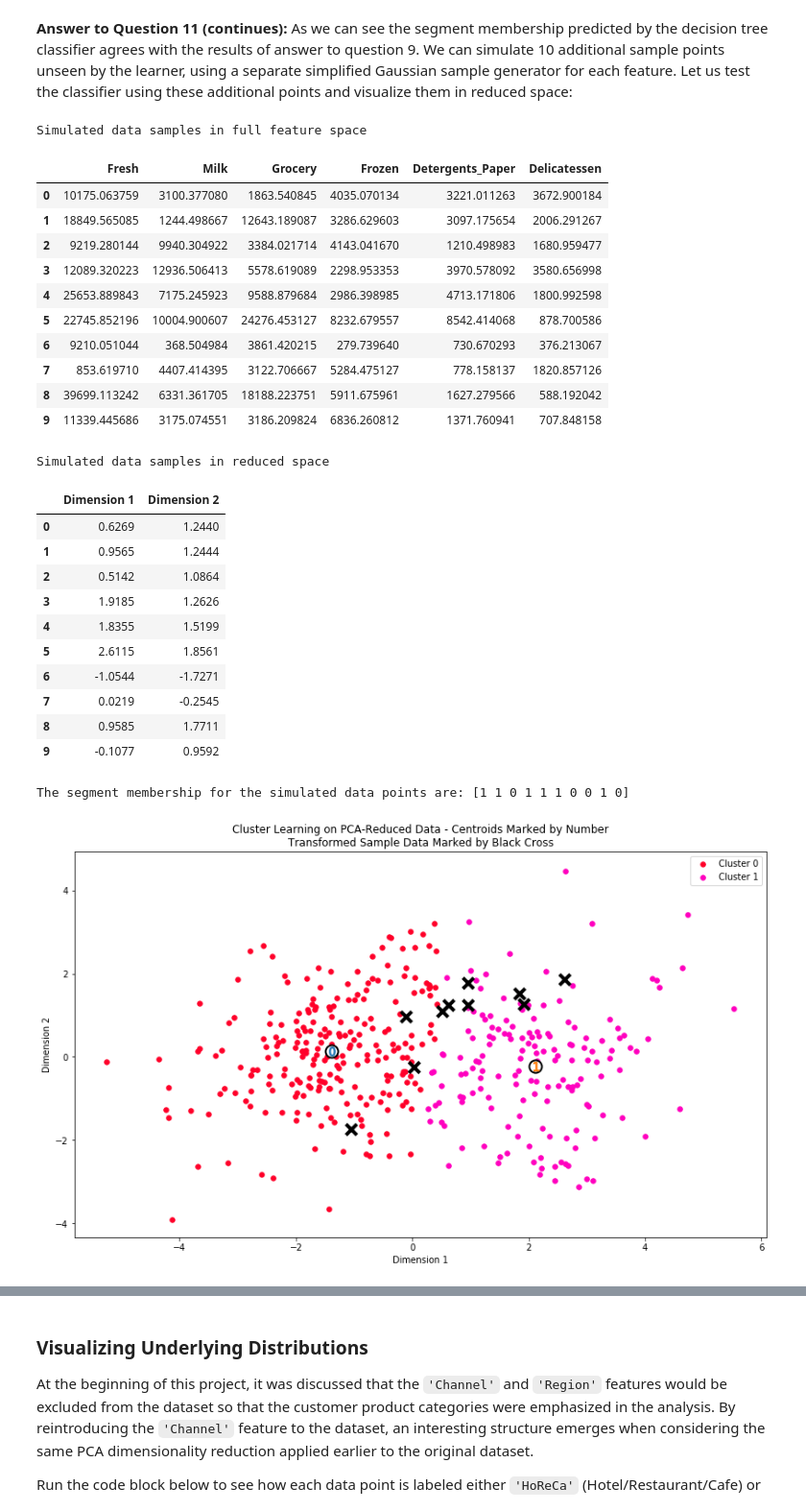
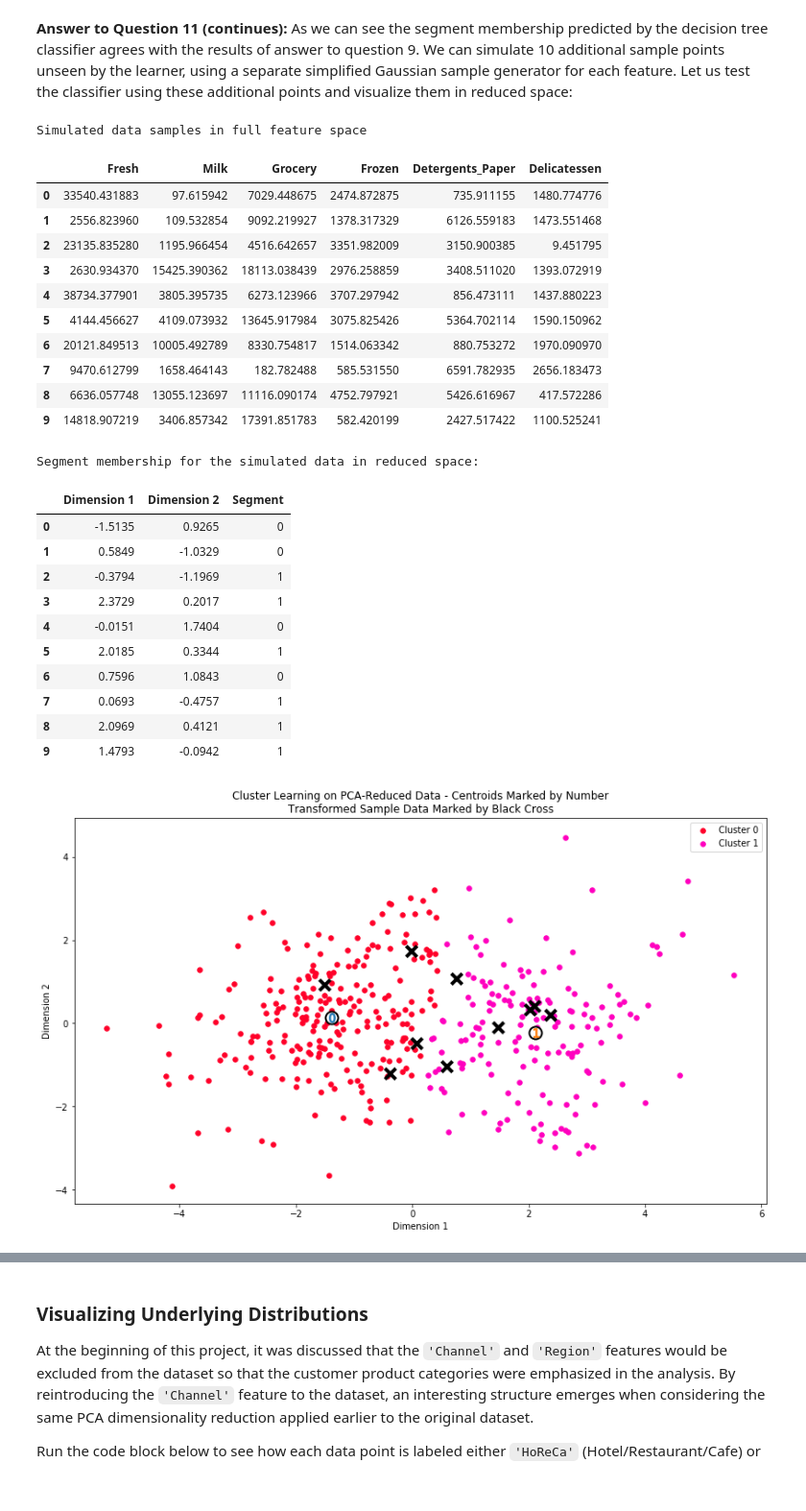
Before and after one commit to juanerolon/Customer-Segmentation-Analysis, a Jupyter notebook: customer_segments.ipynb, the cells around one changed output, grey strips where cells are left out. Shown at 96% size. Drawn from its saved outputs; the diff is of its cells as text; code cells hidden in the pictures.

```diff
--- a/customer_segments.ipynb
+++ b/customer_segments.ipynb
@@ -942,45 +942,45 @@ simdata_df = pd.DataFrame.from_records(frame, columns=cols)
 #Gaussian generated samples:"
 print "Simulated data samples in full feature space"
 display(simdata_df)
-#Transform data and feed it to the PCA
-log_simdata = np.log(simdata_df)
-pca2 = PCA(n_components=2)
-pca2.fit(good_data)
-pca2_simdata = pca2.transform(log_simdata)
-print "Simulated data samples in reduced space"
-display(pd.DataFrame(np.round(pca2_simdata, 4), columns = ['Dimension 1', 'Dimension 2']))
 # %% [output]
 Simulated data samples in full feature space
 |  | Fresh | Milk | Grocery | Frozen | Detergents_Paper | Delicatessen |
-| 0 | 10175.063759 | 3100.377080 | 1863.540845 | 4035.070134 | 3221.011263 | 3672.900184 |
-| 1 | 18849.565085 | 1244.498667 | 12643.189087 | 3286.629603 | 3097.175654 | 2006.291267 |
-| 2 | 9219.280144 | 9940.304922 | 3384.021714 | 4143.041670 | 1210.498983 | 1680.959477 |
-| 3 | 12089.320223 | 12936.506413 | 5578.619089 | 2298.953353 | 3970.578092 | 3580.656998 |
-| 4 | 25653.889843 | 7175.245923 | 9588.879684 | 2986.398985 | 4713.171806 | 1800.992598 |
-| 5 | 22745.852196 | 10004.900607 | 24276.453127 | 8232.679557 | 8542.414068 | 878.700586 |
-| 6 | 9210.051044 | 368.504984 | 3861.420215 | 279.739640 | 730.670293 | 376.213067 |
-| 7 | 853.619710 | 4407.414395 | 3122.706667 | 5284.475127 | 778.158137 | 1820.857126 |
-| 8 | 39699.113242 | 6331.361705 | 18188.223751 | 5911.675961 | 1627.279566 | 588.192042 |
-| 9 | 11339.445686 | 3175.074551 | 3186.209824 | 6836.260812 | 1371.760941 | 707.848158 |
+| 0 | 33540.431883 | 97.615942 | 7029.448675 | 2474.872875 | 735.911155 | 1480.774776 |
+| 1 | 2556.823960 | 109.532854 | 9092.219927 | 1378.317329 | 6126.559183 | 1473.551468 |
+| 2 | 23135.835280 | 1195.966454 | 4516.642657 | 3351.982009 | 3150.900385 | 9.451795 |
+| 3 | 2630.934370 | 15425.390362 | 18113.038439 | 2976.258859 | 3408.511020 | 1393.072919 |
+| 4 | 38734.377901 | 3805.395735 | 6273.123966 | 3707.297942 | 856.473111 | 1437.880223 |
+| 5 | 4144.456627 | 4109.073932 | 13645.917984 | 3075.825426 | 5364.702114 | 1590.150962 |
+| 6 | 20121.849513 | 10005.492789 | 8330.754817 | 1514.063342 | 880.753272 | 1970.090970 |
+| 7 | 9470.612799 | 1658.464143 | 182.782488 | 585.531550 | 6591.782935 | 2656.183473 |
+| 8 | 6636.057748 | 13055.123697 | 11116.090174 | 4752.797921 | 5426.616967 | 417.572286 |
+| 9 | 14818.907219 | 3406.857342 | 17391.851783 | 582.420199 | 2427.517422 | 1100.525241 |
-Simulated data samples in reduced space
-|  | Dimension 1 | Dimension 2 |
-| 0 | 0.6269 | 1.2440 |
-| 1 | 0.9565 | 1.2444 |
-| 2 | 0.5142 | 1.0864 |
-| 3 | 1.9185 | 1.2626 |
-| 4 | 1.8355 | 1.5199 |
-| 5 | 2.6115 | 1.8561 |
-| 6 | -1.0544 | -1.7271 |
-| 7 | 0.0219 | -0.2545 |
-| 8 | 0.9585 | 1.7711 |
-| 9 | -0.1077 | 0.9592 |
 # %%
+#Transform data and feed it to the PCA
+log_simdata = np.log(simdata_df)
+pca2 = PCA(n_components=2)
+pca2.fit(good_data)
+pca2_simdata = pca2.transform(log_simdata)
 # Display the results of the clustering from implementation
 vs.cluster_results(reduced_data, preds, centers, pca2_simdata)
 #Test classifier model on simulated data
 predictions_simdata = learner.predict(simdata_df)
-#Print predictions (Decision tree classifier predictions should be consistent with K-means predictions)
-print "The segment membership for the simulated data points are: {}".format(predictions_simdata)
+#Predictions (Decision tree classifier predictions should be consistent with K-means predictions)
+print "Segment membership for the simulated data in reduced space:"
+dfx = pd.DataFrame(np.round(pca2_simdata, 4), columns = ['Dimension 1', 'Dimension 2'])
+dfx = dfx.assign(Segment=pd.DataFrame(predictions_simdata).values)
+display(dfx)
 # %% [output]
-The segment membership for the simulated data points are: [1 1 0 1 1 1 0 0 1 0]
+Segment membership for the simulated data in reduced space:
+|  | Dimension 1 | Dimension 2 | Segment |
+| 0 | -1.5135 | 0.9265 | 0 |
+| 1 | 0.5849 | -1.0329 | 0 |
+| 2 | -0.3794 | -1.1969 | 1 |
+| 3 | 2.3729 | 0.2017 | 1 |
+| 4 | -0.0151 | 1.7404 | 0 |
+| 5 | 2.0185 | 0.3344 | 1 |
+| 6 | 0.7596 | 1.0843 | 0 |
+| 7 | 0.0693 | -0.4757 | 1 |
+| 8 | 2.0969 | 0.4121 | 1 |
+| 9 | 1.4793 | -0.0942 | 1 |
-[figure, old version]
+[figure, new version]
```
Also changed, not shown: parts of 1 cell of this notebook.
